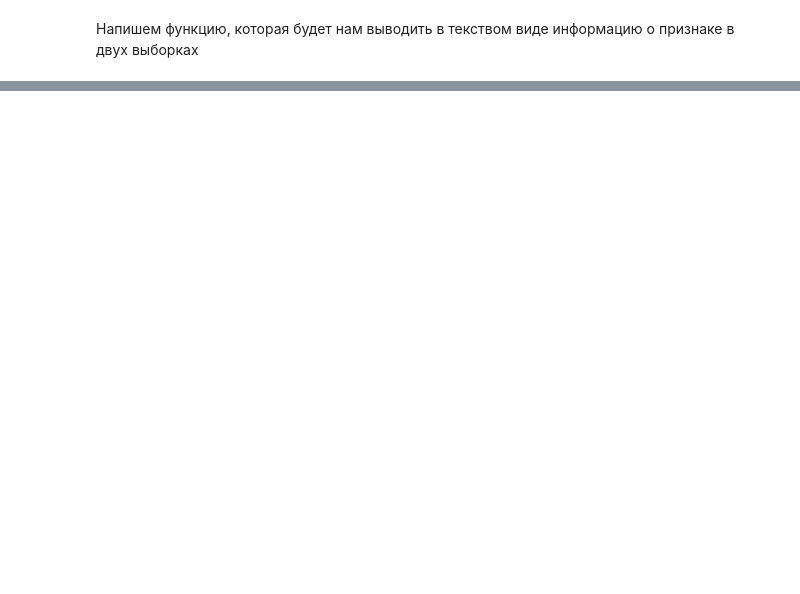
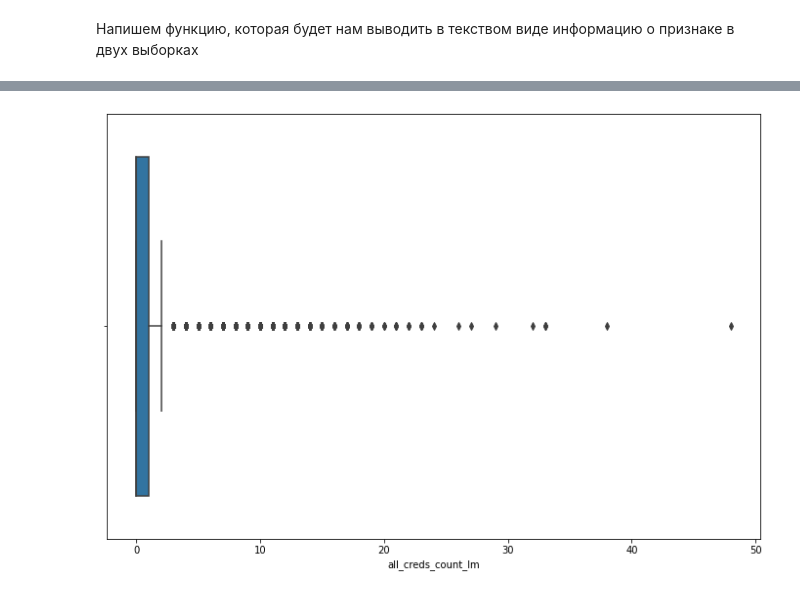
Before and after one commit to alexanderlakiza/misc, a Jupyter notebook: devim_enrollment.ipynb, the cells around one changed output, grey strips where cells are left out. Drawn from its saved outputs; the diff is of its cells as text; code cells hidden in the pictures; blank space fills up the shorter version.

```diff
--- a/devim_enrollment.ipynb
+++ b/devim_enrollment.ipynb
@@ -187,0 +819,6 @@ t_test('cred_sum_cc_all')
+# %%
+fig = plt.gcf()
+fig.set_size_inches(12, 8)
+sns.boxplot(data=train_df, x='all_creds_count_lm', orient="h");
+# %% [output]
+[figure, added]
```
Also changed, not shown: parts of 73 cells of this notebook.
